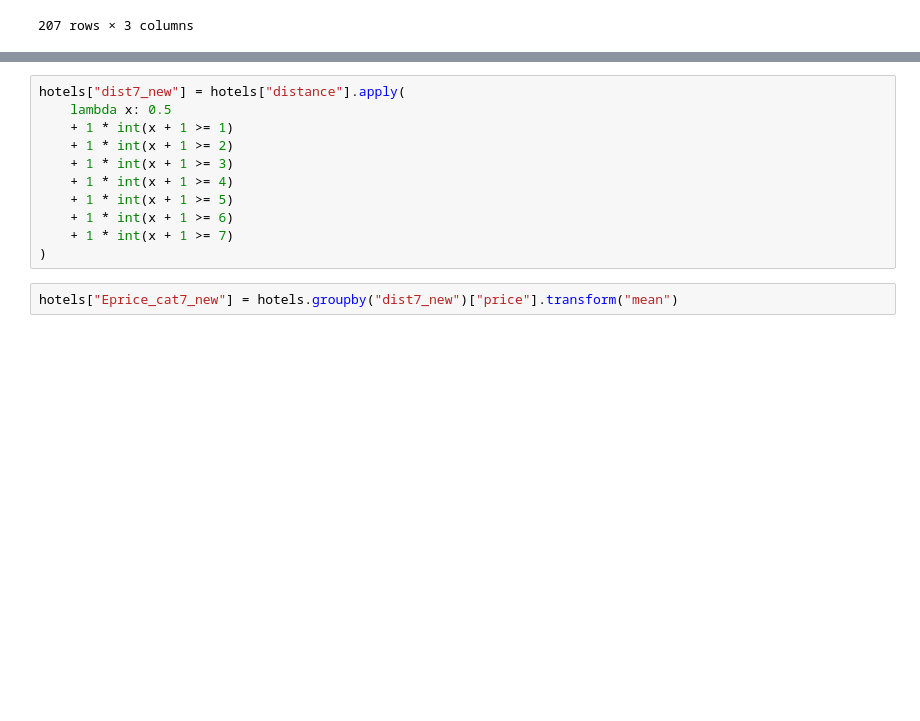
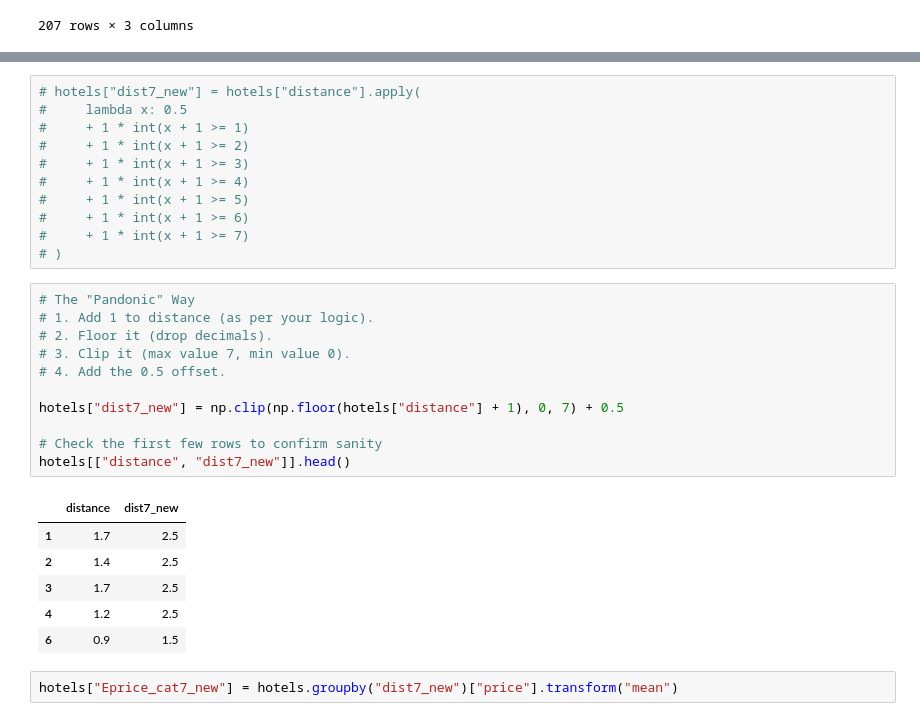
Before and after one commit to dan-iall/da_case_studies, a Jupyter notebook: ch07-hotels-simple-reg/ch07-hotels-simple-reg.ipynb, the cells around one changed output, grey strips where cells are left out. Drawn from its saved outputs; the diff is of its cells as text; blank space fills up the shorter version.

```diff
--- a/ch07-hotels-simple-reg/ch07-hotels-simple-reg.ipynb
+++ b/ch07-hotels-simple-reg/ch07-hotels-simple-reg.ipynb
@@ -400,14 +495,32 @@ No artists with labels found to put in legend.  Note that artists whose label st
 # %%
-hotels["dist7_new"] = hotels["distance"].apply(
-    lambda x: 0.5
-    + 1 * int(x + 1 >= 1)
-    + 1 * int(x + 1 >= 2)
-    + 1 * int(x + 1 >= 3)
-    + 1 * int(x + 1 >= 4)
-    + 1 * int(x + 1 >= 5)
-    + 1 * int(x + 1 >= 6)
-    + 1 * int(x + 1 >= 7)
-)
+# hotels["dist7_new"] = hotels["distance"].apply(
+#     lambda x: 0.5
+#     + 1 * int(x + 1 >= 1)
+#     + 1 * int(x + 1 >= 2)
+#     + 1 * int(x + 1 >= 3)
+#     + 1 * int(x + 1 >= 4)
+#     + 1 * int(x + 1 >= 5)
+#     + 1 * int(x + 1 >= 6)
+#     + 1 * int(x + 1 >= 7)
+# )
+# %%
+# The "Pandonic" Way
+# 1. Add 1 to distance (as per your logic).
+# 2. Floor it (drop decimals).
+# 3. Clip it (max value 7, min value 0).
+# 4. Add the 0.5 offset.
+
+hotels["dist7_new"] = np.clip(np.floor(hotels["distance"] + 1), 0, 7) + 0.5
+
+# Check the first few rows to confirm sanity
+hotels[["distance", "dist7_new"]].head()
+# %% [output]
+|  | distance | dist7_new |
+| 1 | 1.7 | 2.5 |
+| 2 | 1.4 | 2.5 |
+| 3 | 1.7 | 2.5 |
+| 4 | 1.2 | 2.5 |
+| 6 | 0.9 | 1.5 |
 # %%
 hotels["Eprice_cat7_new"] = hotels.groupby("dist7_new")["price"].transform("mean")
 # %%
```
Also changed, not shown: parts of 17 cells of this notebook, 1 other file.
